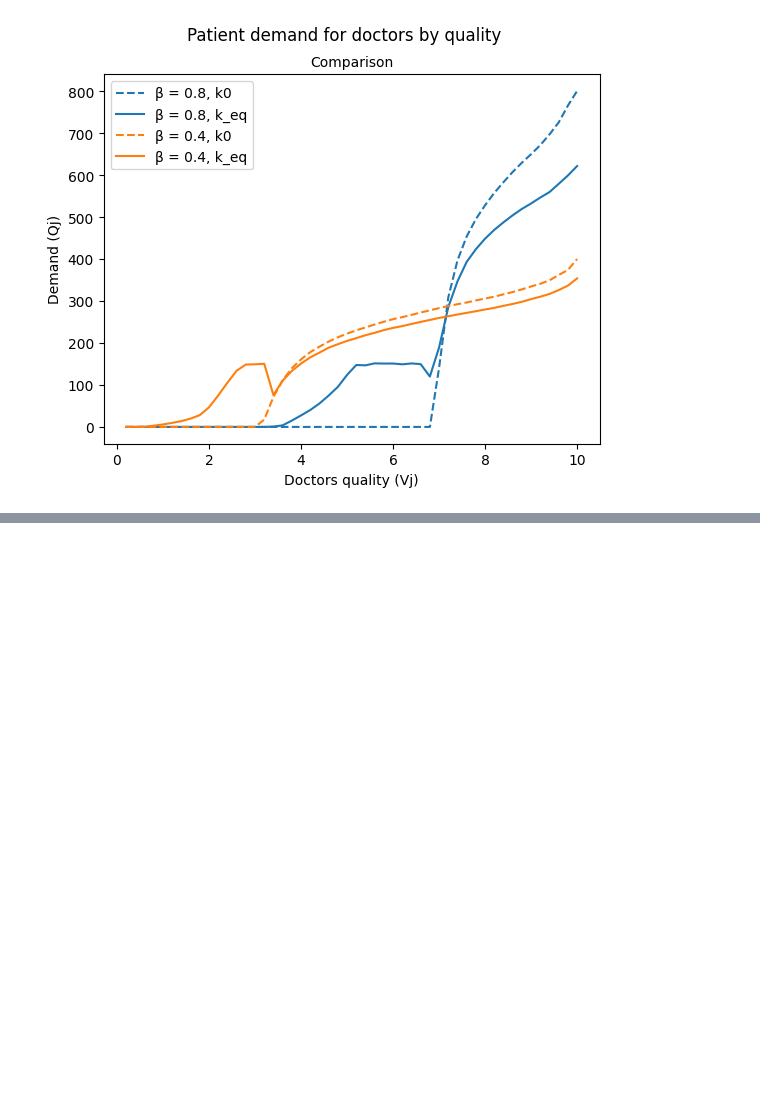
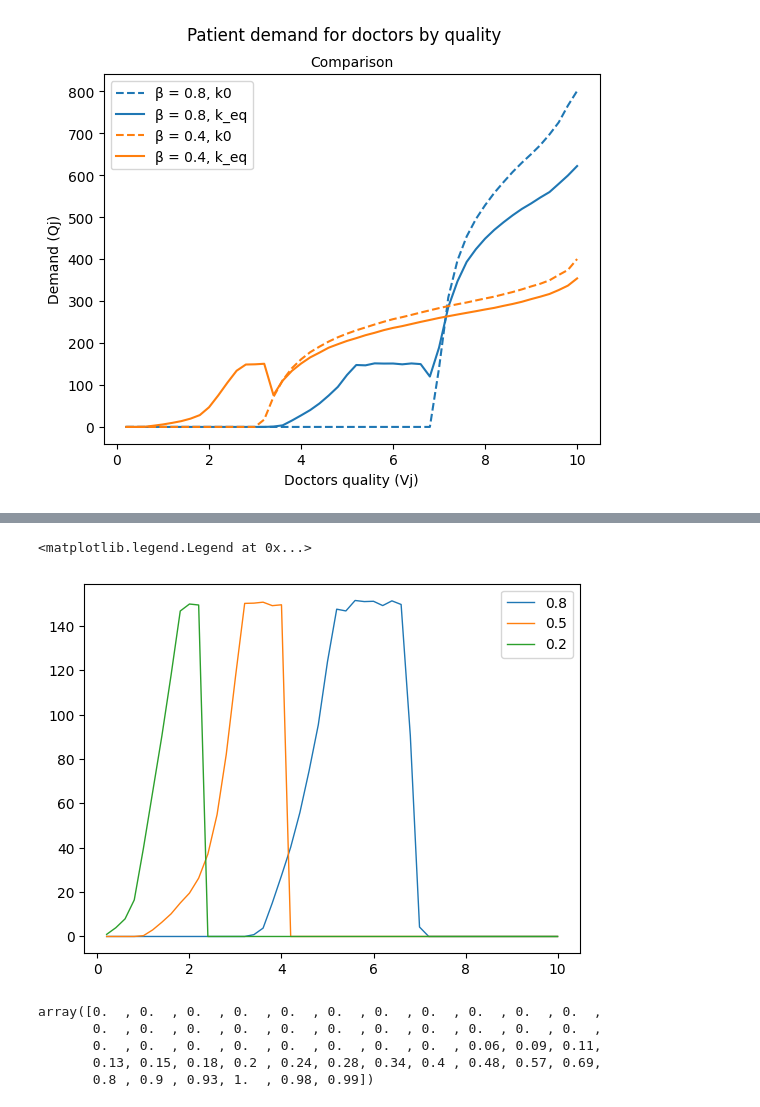
Before and after one commit to LeonTagle/Thesis-Models, a Jupyter notebook: Models.ipynb, the cells around one changed output, grey strips where cells are left out. Saved outputs shown, nothing was run; the diff lists cells and outputs as text; code cells hidden in the pictures; blank space fills up the shorter version.

```diff
--- a/Models.ipynb
+++ b/Models.ipynb
@@ -834,0 +1104,16 @@ Two decimal convergence achieved in 4 iterations.
+# %%
+plt.plot(V_example, SearchEq(I, F, G, t, 0.8, R, P, V_example, SchnellSearch).X(k2), label="0.8", linewidth=1)
+plt.plot(V_example, SearchEq(I, F, G, t, 0.5, R, P, V_example, SchnellSearch).X(k3), label="0.5", linewidth=1)
+plt.plot(V_example, SearchEq(I, F, G, t, 0.2, R, P, V_example, SchnellSearch).X(k4), label="0.2", linewidth=1)
+plt.legend()
+# %% [output]
+<matplotlib.legend.Legend at 0x...>
+[figure, added]
+# %%
+k1
+# %% [output]
+array([0.  , 0.  , 0.  , 0.  , 0.  , 0.  , 0.  , 0.  , 0.  , 0.  , 0.  ,
+       0.  , 0.  , 0.  , 0.  , 0.  , 0.  , 0.  , 0.  , 0.  , 0.  , 0.  ,
+       0.  , 0.  , 0.  , 0.  , 0.  , 0.  , 0.  , 0.  , 0.06, 0.09, 0.11,
+       0.13, 0.15, 0.18, 0.2 , 0.24, 0.28, 0.34, 0.4 , 0.48, 0.57, 0.69,
+       0.8 , 0.9 , 0.93, 1.  , 0.98, 0.99])
```
Also changed, not shown: parts of 43 cells of this notebook.
